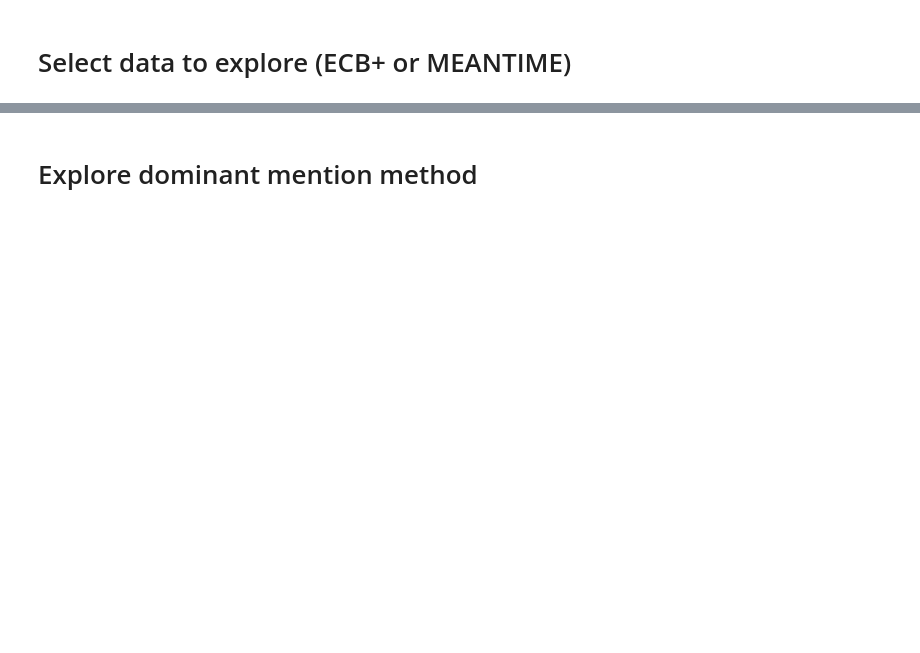
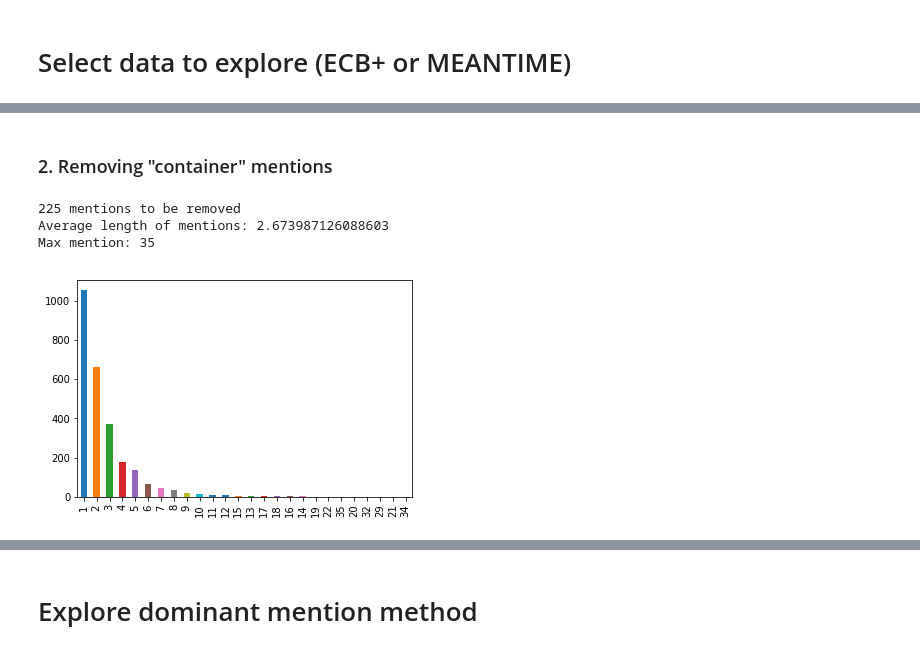
Before and after one commit to ariecattan/coref, a Jupyter notebook: explore_data.ipynb, the cells around one changed output, grey strips where cells are left out. Drawn from its saved outputs; the diff is of its cells as text; code cells hidden in the pictures; blank space fills up the shorter version.

```diff
--- a/explore_data.ipynb
+++ b/explore_data.ipynb
@@ -162,0 +205,14 @@ Number of event singleton: 1775
+# %% [markdown]
+### 2. Removing "container" mentions
+# %%
+clean = [len(m['tokens_number']) for m in clean_mentions]
+plot_histogram(clean)
+
+print('{} mentions to be removed'.format(len(entity_mentions) - len(clean)))
+print('Average length of mentions: {}'.format(np.mean(clean)))
+print('Max mention: {}'.format(max(clean)))
+# %% [output]
+225 mentions to be removed
+Average length of mentions: 2.673987126088603
+Max mention: 35
+[figure, added]
```
Also changed, not shown: parts of 21 cells of this notebook, 6 other files.
